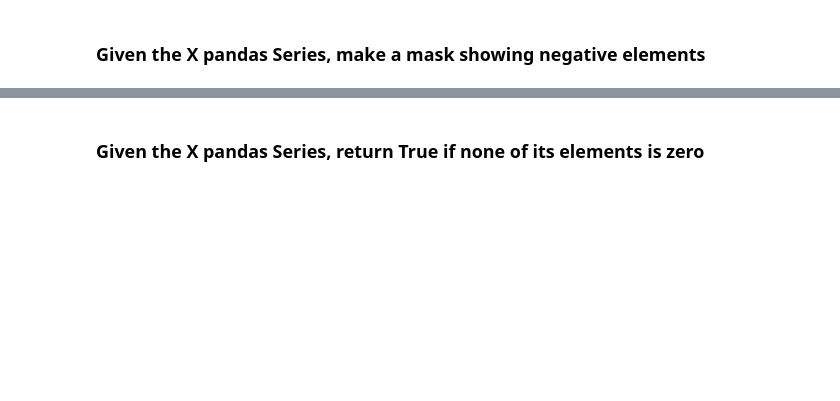
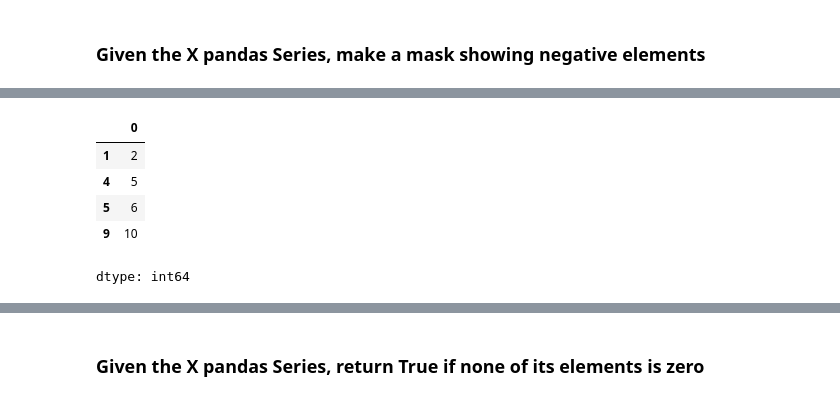
Before and after one commit to SindhuraDeepthi/Freecodecamp_Python, a Jupyter notebook: 2 - Pandas Series exercises.ipynb, the cells around one changed output, grey strips where cells are left out. Drawn from its saved outputs; the diff is of its cells as text; code cells hidden in the pictures; blank space fills up the shorter version.

```diff
--- a/2 - Pandas Series exercises.ipynb
+++ b/2 - Pandas Series exercises.ipynb
@@ -407,3 +428,14 @@ X[mask]
+# %%
+# your code goes here
+M = pd.Series([-1,2,0,-4,5,6,0,0,-9,10])
+M[M > M.mean()]
+# %% [output]
+|  | 0 |
+| 1 | 2 |
+| 4 | 5 |
+| 5 | 6 |
+| 9 | 10 |
+dtype: int64
 # %%
 X = pd.Series([-1,2,0,-4,5,6,0,0,-9,10])
 
```
Also changed, not shown: parts of 19 cells of this notebook.
